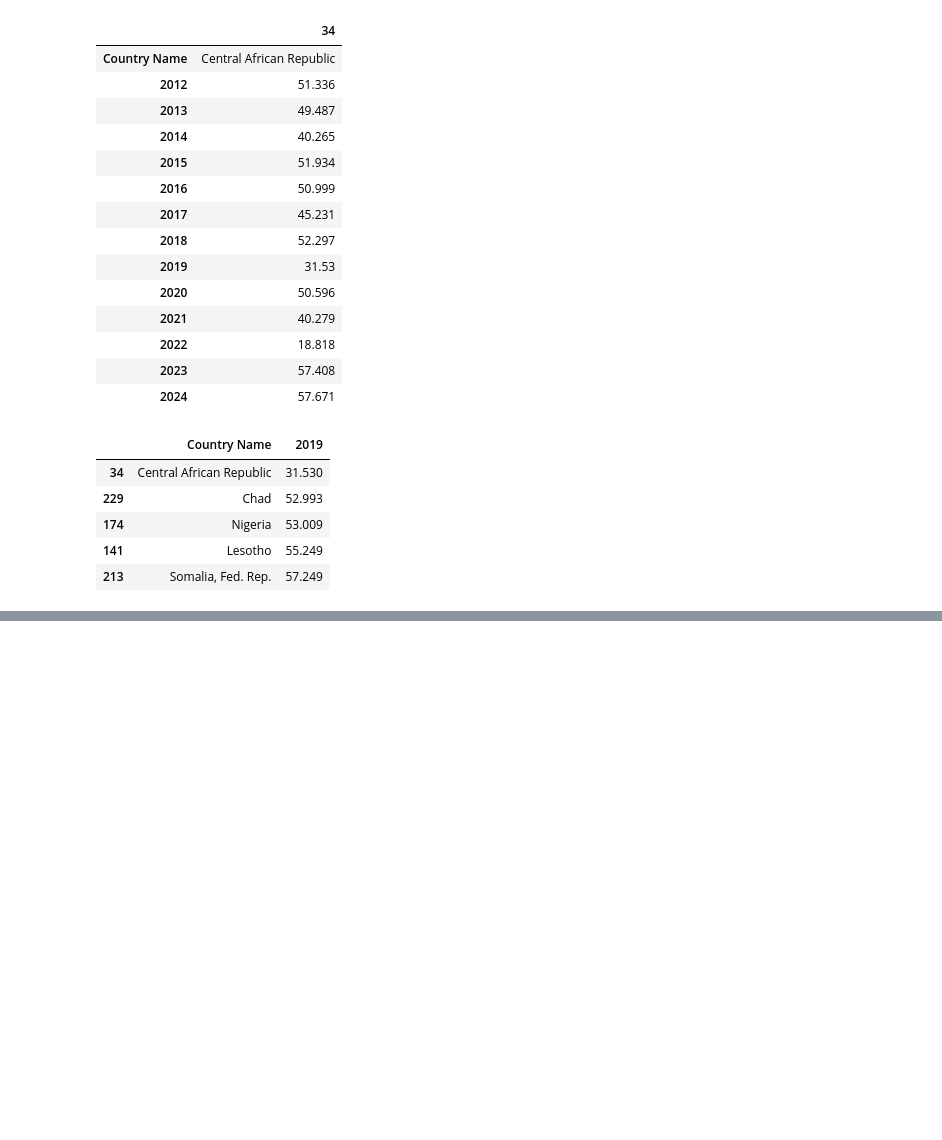
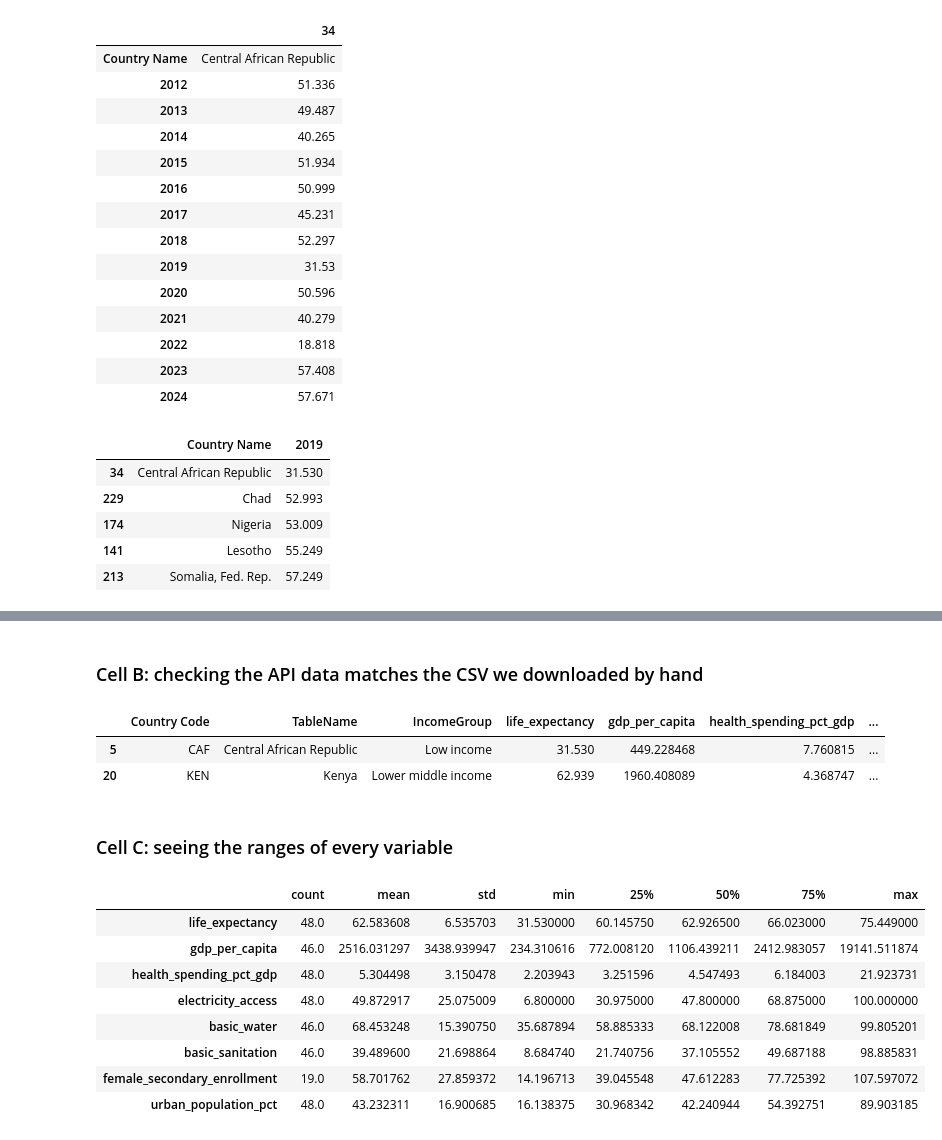
Before and after one commit to joenzau41-png/life-expectancy-africa, a Jupyter notebook: notebooks/01_data_understanding.ipynb, the cells around one changed output, grey strips where cells are left out. Cells and saved outputs as stored; diff of their text form; code cells hidden in the pictures; blank space fills up the shorter version.

Commit message:
Add missing-value and range checks

```diff
--- a/notebooks/01_data_understanding.ipynb
+++ b/notebooks/01_data_understanding.ipynb
@@ -124,0 +147,22 @@ africa.sort_values("2019")[["Country Name", "2019"]].head(5)
+# %% [markdown]
+### Cell B: checking the API data matches the CSV we downloaded by hand
+# %%
+data[data["Country Code"].isin(["CAF", "KEN"])]
+# %% [output]
+|  | Country Code | TableName | IncomeGroup | life_expectancy | gdp_per_capita | health_spending_pct_gdp | ... |
+| 5 | CAF | Central African Republic | Low income | 31.530 | 449.228468 | 7.760815 | ... |
+| 20 | KEN | Kenya | Lower middle income | 62.939 | 1960.408089 | 4.368747 | ... |
+# %% [markdown]
+### Cell C: seeing the ranges of every variable
+# %%
+data.describe().T
+# %% [output]
+|  | count | mean | std | min | 25% | 50% | 75% | max |
+| life_expectancy | 48.0 | 62.583608 | 6.535703 | 31.530000 | 60.145750 | 62.926500 | 66.023000 | 75.449000 |
+| gdp_per_capita | 46.0 | 2516.031297 | 3438.939947 | 234.310616 | 772.008120 | 1106.439211 | 2412.983057 | 19141.511874 |
+| health_spending_pct_gdp | 48.0 | 5.304498 | 3.150478 | 2.203943 | 3.251596 | 4.547493 | 6.184003 | 21.923731 |
+| electricity_access | 48.0 | 49.872917 | 25.075009 | 6.800000 | 30.975000 | 47.800000 | 68.875000 | 100.000000 |
+| basic_water | 46.0 | 68.453248 | 15.390750 | 35.687894 | 58.885333 | 68.122008 | 78.681849 | 99.805201 |
+| basic_sanitation | 46.0 | 39.489600 | 21.698864 | 8.684740 | 21.740756 | 37.105552 | 49.687188 | 98.885831 |
+| female_secondary_enrollment | 19.0 | 58.701762 | 27.859372 | 14.196713 | 39.045548 | 47.612283 | 77.725392 | 107.597072 |
+| urban_population_pct | 48.0 | 43.232311 | 16.900685 | 16.138375 | 30.968342 | 42.240944 | 54.392751 | 89.903185 |
```
Also changed, not shown: parts of 10 cells of this notebook.
